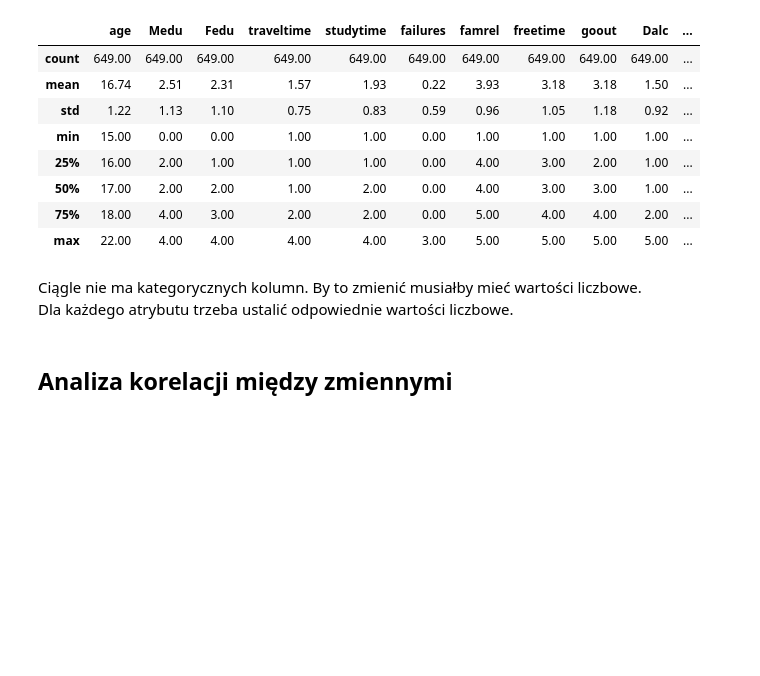
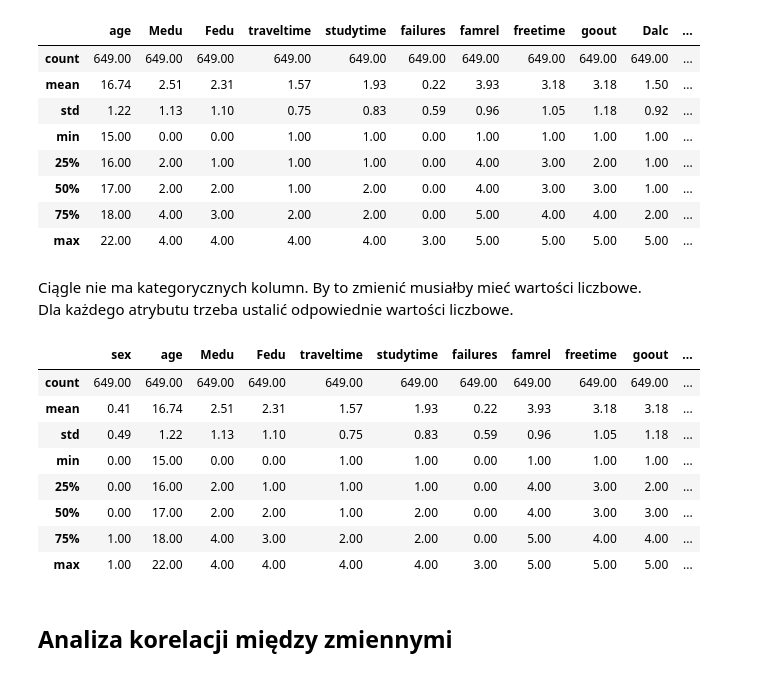
Before and after one commit to SiwyKrzysiek/przewidywanie-ocen, a Jupyter notebook: Realizacja projektu.ipynb, the cells around one changed output. Drawn from its saved outputs; the diff is of its cells as text; code cells hidden in the pictures; blank space fills up the shorter version.

```diff
--- a/Realizacja projektu.ipynb
+++ b/Realizacja projektu.ipynb
@@ -130,6 +132,21 @@ df.describe()
 # %% [markdown]
 Ciągle nie ma kategorycznych kolumn. By to zmienić musiałby mieć wartości liczbowe.
 Dla każdego atrybutu trzeba ustalić odpowiednie wartości liczbowe.
+# %%
+df.sex.cat.categories = [0, 1]
+df.sex = df.sex.astype('float')
+
+df.describe()
+# %% [output]
+|  | sex | age | Medu | Fedu | traveltime | studytime | failures | famrel | freetime | goout | ... |
+| count | 649.00 | 649.00 | 649.00 | 649.00 | 649.00 | 649.00 | 649.00 | 649.00 | 649.00 | 649.00 | ... |
+| mean | 0.41 | 16.74 | 2.51 | 2.31 | 1.57 | 1.93 | 0.22 | 3.93 | 3.18 | 3.18 | ... |
+| std | 0.49 | 1.22 | 1.13 | 1.10 | 0.75 | 0.83 | 0.59 | 0.96 | 1.05 | 1.18 | ... |
+| min | 0.00 | 15.00 | 0.00 | 0.00 | 1.00 | 1.00 | 0.00 | 1.00 | 1.00 | 1.00 | ... |
+| 25% | 0.00 | 16.00 | 2.00 | 1.00 | 1.00 | 1.00 | 0.00 | 4.00 | 3.00 | 2.00 | ... |
+| 50% | 0.00 | 17.00 | 2.00 | 2.00 | 1.00 | 2.00 | 0.00 | 4.00 | 3.00 | 3.00 | ... |
+| 75% | 1.00 | 18.00 | 4.00 | 3.00 | 2.00 | 2.00 | 0.00 | 5.00 | 4.00 | 4.00 | ... |
+| max | 1.00 | 22.00 | 4.00 | 4.00 | 4.00 | 4.00 | 3.00 | 5.00 | 5.00 | 5.00 | ... |
 # %% [markdown]
 ## Analiza korelacji między zmiennymi
 # %% [markdown]
```
Also changed, not shown: parts of 3 cells of this notebook.
